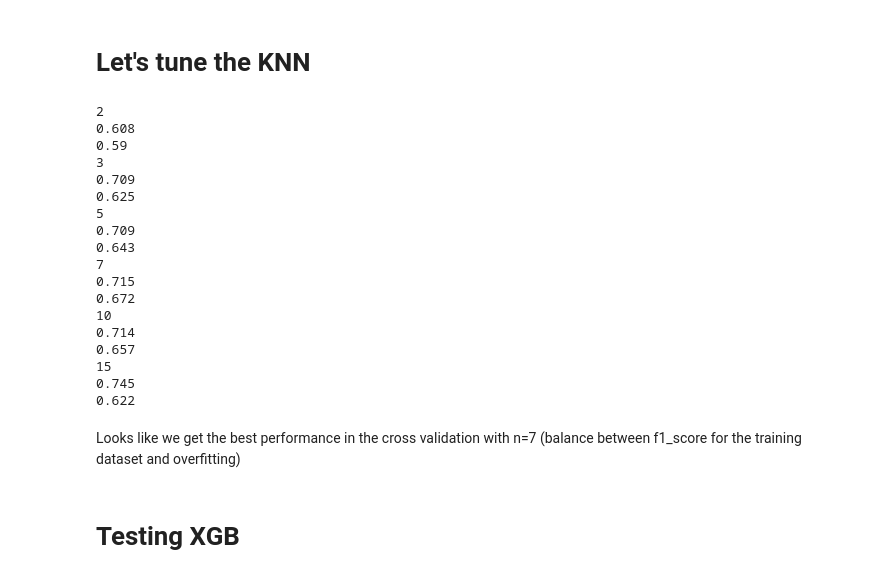
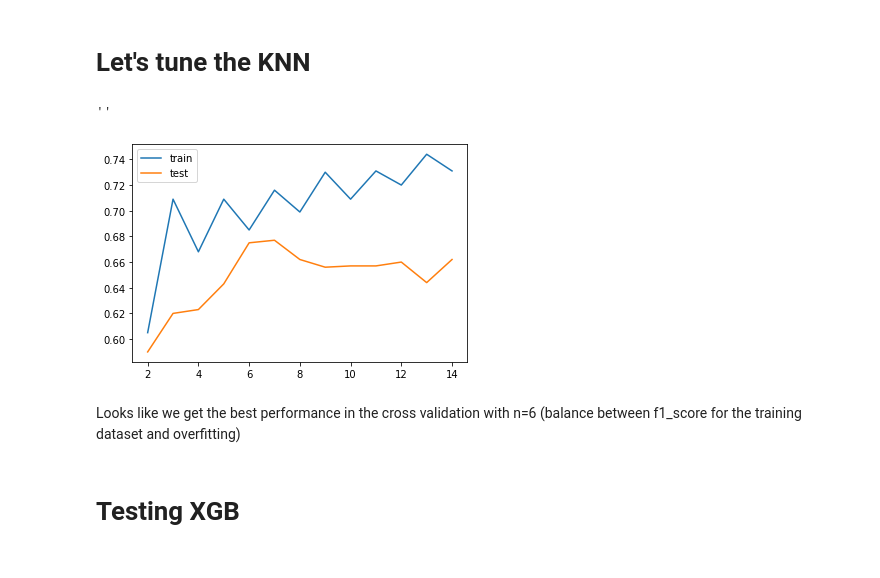
Before and after one commit to rcollmenendez/propulsion_challenges, a Jupyter notebook: Advanced_Classification_Models.ipynb, the cells around one changed output. Drawn from its saved outputs; the diff is of its cells as text; code cells hidden in the pictures.

```diff
--- a/Advanced_Classification_Models.ipynb
+++ b/Advanced_Classification_Models.ipynb
@@ -497,9 +524,9 @@ ax.legend()
 # %% [markdown]
 # Let's tune the KNN
 # %%
-neighbors = [2, 3, 5, 7, 10, 15]
+knn_scores = {}
 
-for n in neighbors:
+for n in range(2,15):
   knn = KNeighborsClassifier(n_neighbors=n)
 
   pipeline_knn = Pipeline(steps=[
@@ -516,30 +543,22 @@ for n in neighbors:
 
   test_score = round(f1_score(y_test, y_pred, average='weighted'), 3)
 
-  print(n)
-  print(train_score)
-  print(test_score)
+  knn_scores[n] = [test_score, train_score]
-# %% [output]
-2
-0.608
-0.59
-3
-0.709
-0.625
-5
-0.709
-0.643
-7
-0.715
-0.672
-10
-0.714
-0.657
-15
-0.745
-0.622
+# %%
+knn_df = pd.DataFrame.from_dict(knn_scores, orient='index', columns=["test_score", "train_score"])
+knn_df
+# %%
+fig, ax = plt.subplots()
+
+ax.plot(knn_df.index, knn_df["train_score"], label="train")
+ax.plot(knn_df.index, knn_df["test_score"], label="test")
+ax.legend()
+;
+# %% [output]
+''
+[figure, added]
 # %% [markdown]
-Looks like we get the best performance in the cross validation with n=7 (balance between f1_score for the training dataset and overfitting)
+Looks like we get the best performance in the cross validation with n=6 (balance between f1_score for the training dataset and overfitting)
 # %% [markdown]
 # Testing XGB
 # %%
```
Also changed, not shown: parts of 10 cells of this notebook.
